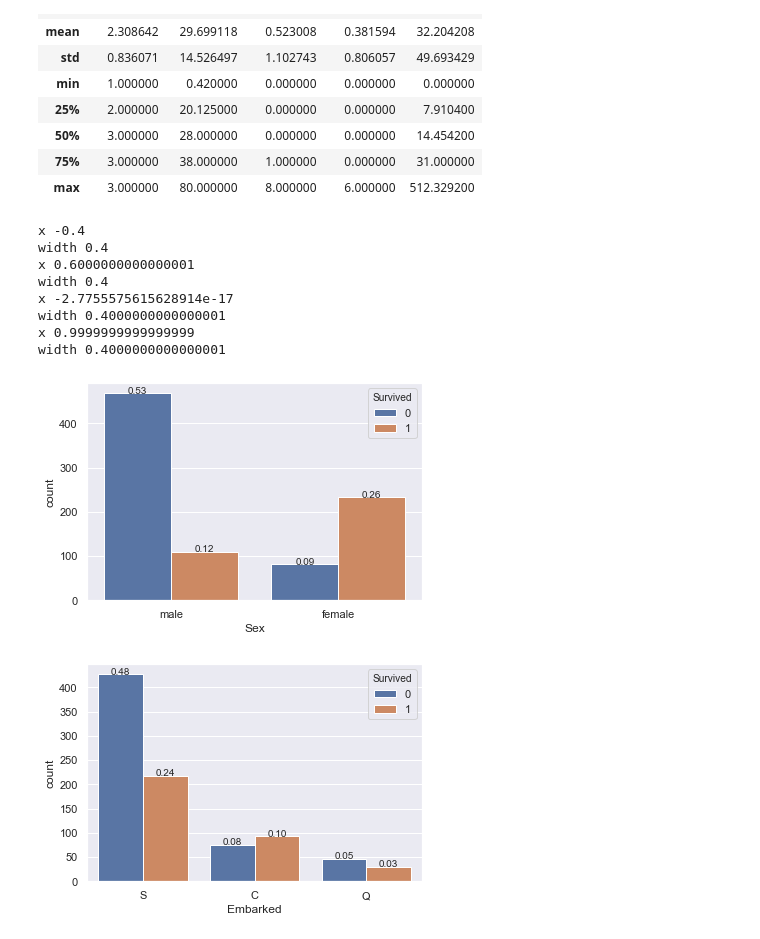
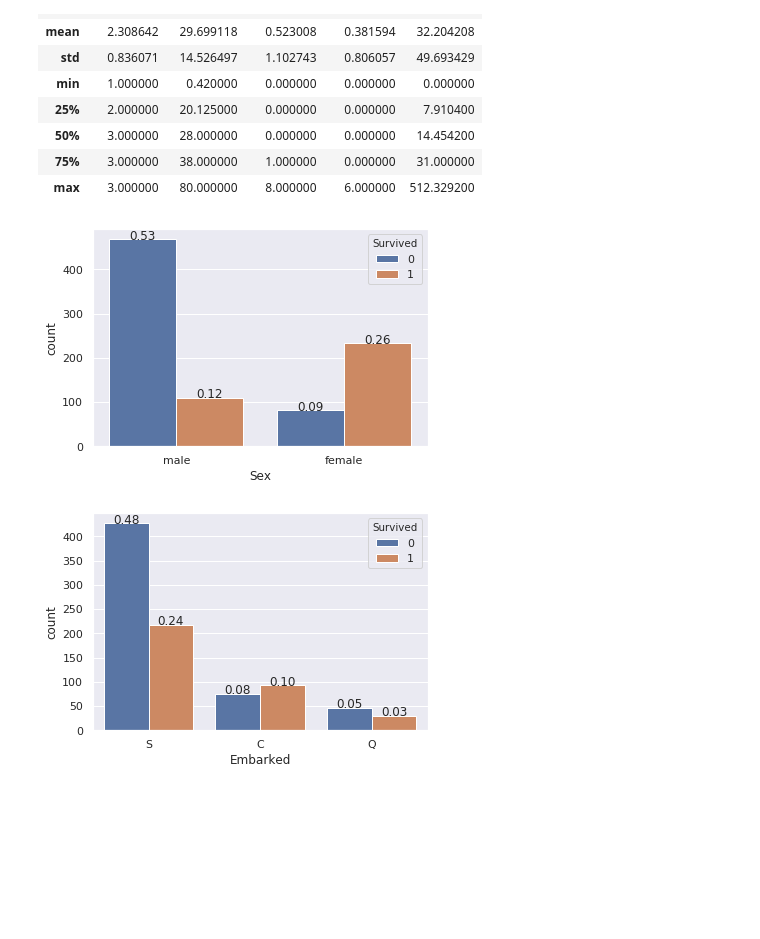
Before and after one commit to tomarST/Titanic-Machine-Learning-from-Disaster, a Jupyter notebook: titanic.ipynb, the cells around one changed output. Saved outputs shown, nothing was run; the diff lists cells and outputs as text; code cells hidden in the pictures; blank space fills up the shorter version.

```diff
--- a/titanic.ipynb
+++ b/titanic.ipynb
@@ -44,9 +44,8 @@ X.shape
 # %% [output]
 (891, 10)
 # %%
-X["Title"]=(X["Name"].str.extract(pat='(,.[a-zA-Z]+\.)'))
-X["Title"]=X["Title"].str[2:]
-train["Title"]=X["Title"]
+train["Title"]=train["Name"].str.extract(r"([a-zA-Z]+\.)")
+X["Title"]=train["Title"]
 # %%
 X.head()
 # %% [output]
@@ -69,35 +68,23 @@ X.describe()
 | 75% | 3.000000 | 38.000000 | 1.000000 | 0.000000 | 31.000000 |
 | max | 3.000000 | 80.000000 | 8.000000 | 6.000000 | 512.329200 |
 # %%
+def get_percentage_on_top(axes):
+    for p in axes.patches:
+        height = p.get_height()
+        axes.text(p.get_x()+p.get_width()/2,
+                height,
+                '{:.2f}'.format(height/total),
+                ha="center")
+
 total=len(X)
 ax=sns.countplot("Sex",data=train,hue="Survived")
-for p in ax.patches:
-    height = p.get_height()
-    print("x",p.get_x())
-    print("width",p.get_width())
-    ax.text(p.get_x()+p.get_width()/2,
-            height,
-            '{:.2f}'.format(height/total),
-            ha="center")
+get_percentage_on_top(ax)
 # %% [output]
-x -0.4
-width 0.4
-x 0.6000000000000001
-width 0.4
-x -2.7755575615628914e-17
-width 0.4000000000000001
-x 0.9999999999999999
-width 0.4000000000000001
-[figure, old version]
+[figure, new version]
 # %%
 ax1=sns.countplot(x="Embarked",data=train,hue="Survived")
-for p in ax1.patches:
-    height = p.get_height()
-    ax1.text(p.get_x()+p.get_width()/2,
-            height,
-            '{:.2f}'.format(height/total),
-            ha="center")
+get_percentage_on_top(ax1)
 # %% [output]
-[figure, old version]
+[figure, new version]
 # %%
 plt.figure(figsize=(15,15))
```
Also changed, not shown: parts of 14 cells of this notebook, 1 other file.
